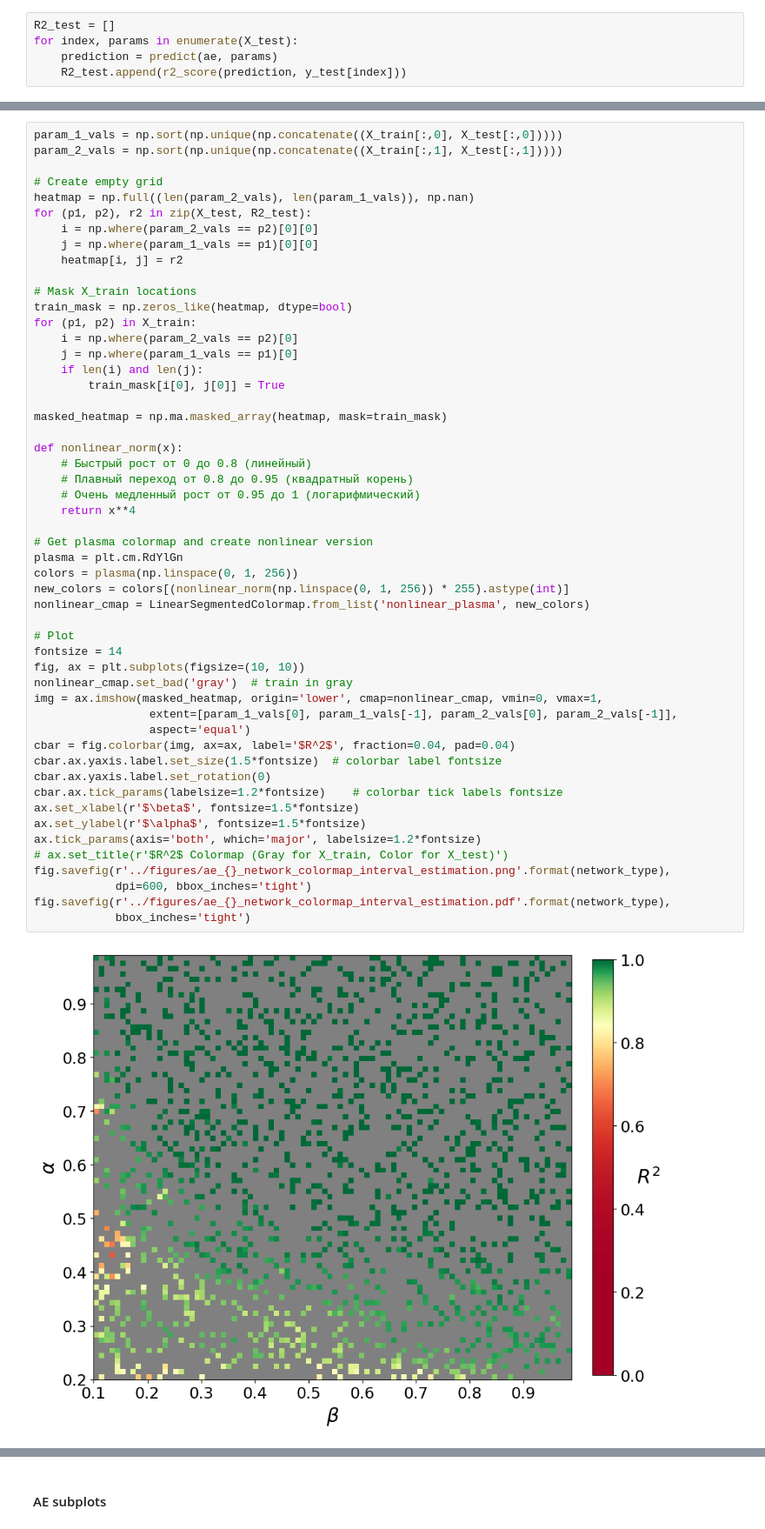
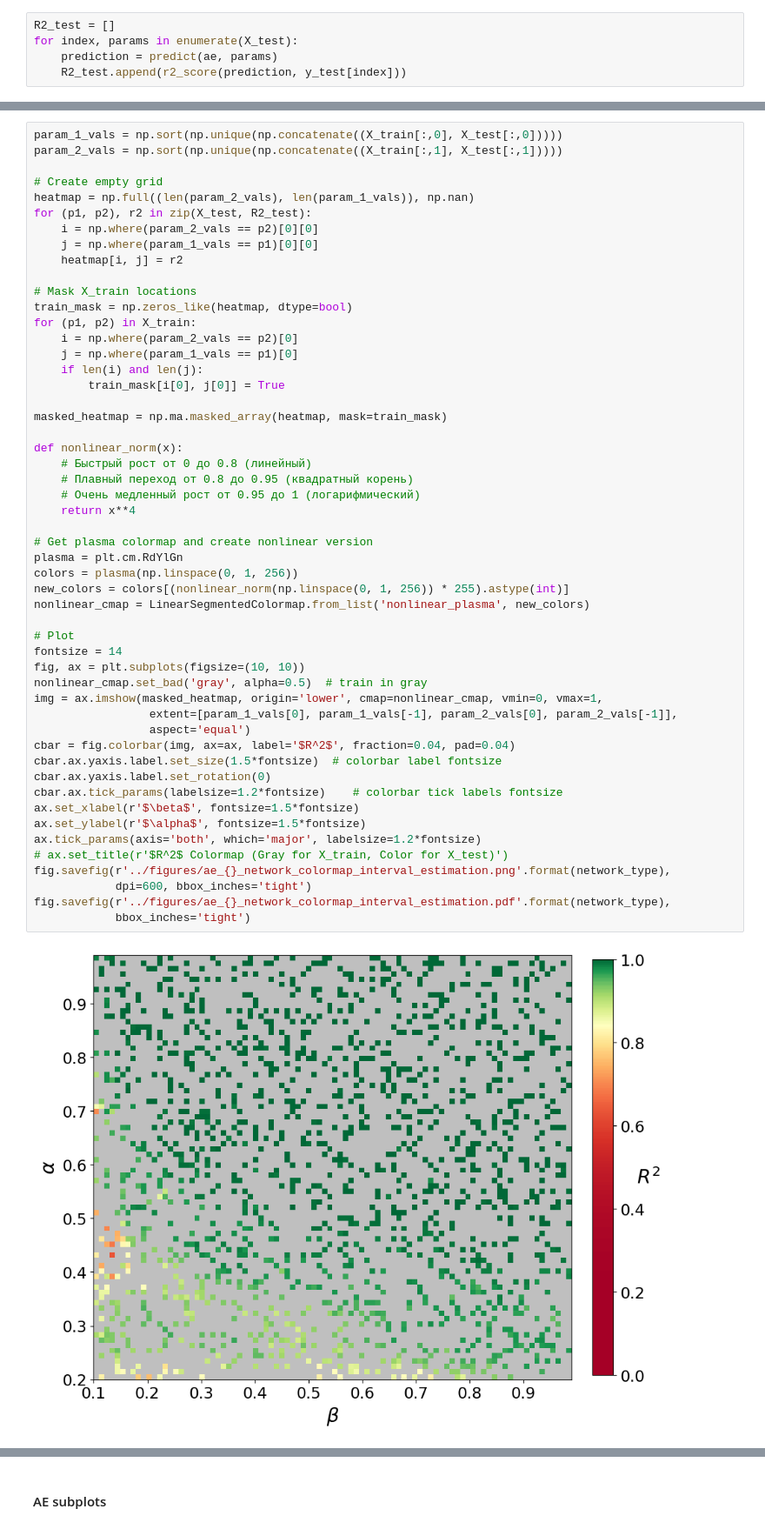
Before and after one commit to Mpkosh/hybrid_surrogate, a Jupyter notebook: notebooks/autoencoder_network_model_interval.ipynb, the cells around one changed output, grey strips where cells are left out. Shown at 87% size. Saved outputs shown, nothing was run; the diff lists cells and outputs as text.

```diff
--- a/notebooks/autoencoder_network_model_interval.ipynb
+++ b/notebooks/autoencoder_network_model_interval.ipynb
@@ -361,32 +365,32 @@ def nonlinear_norm(x):
     # Быстрый рост от 0 до 0.8 (линейный)
     # Плавный переход от 0.8 до 0.95 (квадратный корень)
     # Очень медленный рост от 0.95 до 1 (логарифмический)
     return x**4
 
 # Get plasma colormap and create nonlinear version
 plasma = plt.cm.RdYlGn
 colors = plasma(np.linspace(0, 1, 256))
 new_colors = colors[(nonlinear_norm(np.linspace(0, 1, 256)) * 255).astype(int)]
 nonlinear_cmap = LinearSegmentedColormap.from_list('nonlinear_plasma', new_colors)
 
 # Plot
 fontsize = 14
 fig, ax = plt.subplots(figsize=(10, 10))
-nonlinear_cmap.set_bad('gray')  # train in gray
+nonlinear_cmap.set_bad('gray', alpha=0.5)  # train in gray
 img = ax.imshow(masked_heatmap, origin='lower', cmap=nonlinear_cmap, vmin=0, vmax=1,
                  extent=[param_1_vals[0], param_1_vals[-1], param_2_vals[0], param_2_vals[-1]],
                  aspect='equal')
 cbar = fig.colorbar(img, ax=ax, label='$R^2$', fraction=0.04, pad=0.04)
 cbar.ax.yaxis.label.set_size(1.5*fontsize)  # colorbar label fontsize
 cbar.ax.yaxis.label.set_rotation(0)
 cbar.ax.tick_params(labelsize=1.2*fontsize)    # colorbar tick labels fontsize
 ax.set_xlabel(r'$\beta$', fontsize=1.5*fontsize)
 ax.set_ylabel(r'$\alpha$', fontsize=1.5*fontsize)
 ax.tick_params(axis='both', which='major', labelsize=1.2*fontsize)
 # ax.set_title(r'$R^2$ Colormap (Gray for X_train, Color for X_test)')
 fig.savefig(r'../figures/ae_{}_network_colormap_interval_estimation.png'.format(network_type),
             dpi=600, bbox_inches='tight')
 fig.savefig(r'../figures/ae_{}_network_colormap_interval_estimation.pdf'.format(network_type),
             bbox_inches='tight')
 # %% [output]
-[figure, old version]
+[figure, new version]
```
Also changed, not shown: parts of 3 cells of this notebook, 8 other files.
